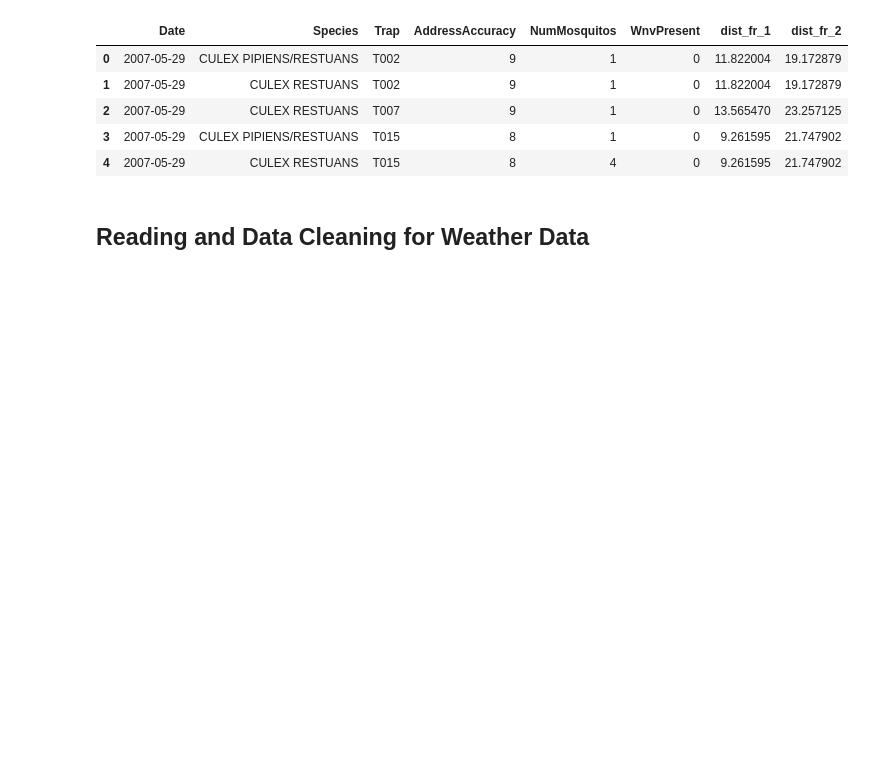
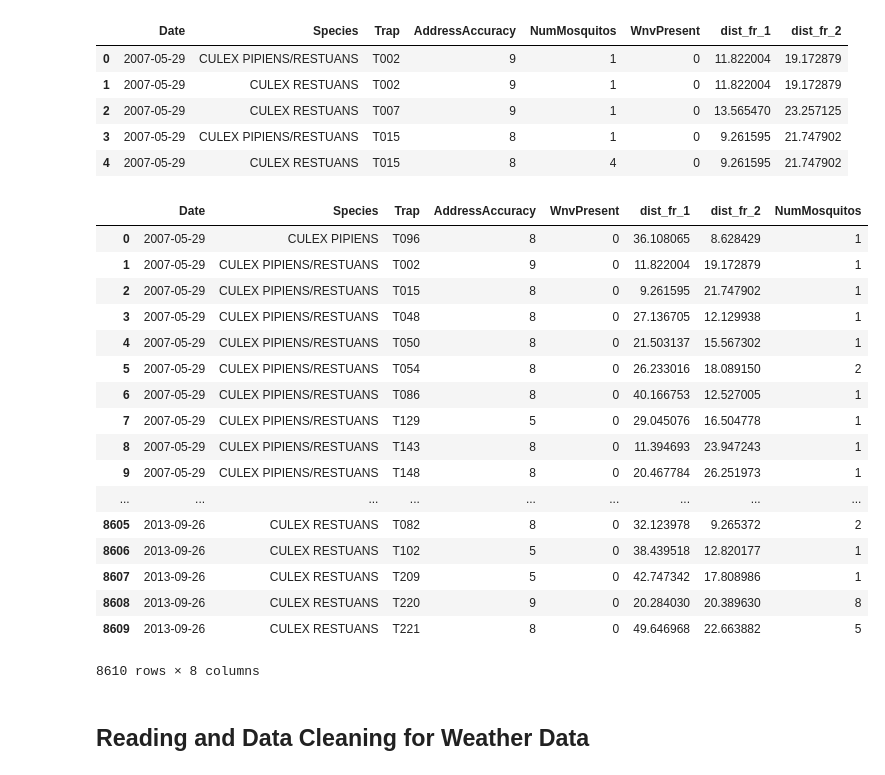
Before and after one commit to yongxuntoh/project-4, a Jupyter notebook: Group_Project4.ipynb, the cells around one changed output. Saved outputs shown, nothing was run; the diff lists cells and outputs as text; code cells hidden in the pictures; blank space fills up the shorter version.

```diff
--- a/Group_Project4.ipynb
+++ b/Group_Project4.ipynb
@@ -79,6 +79,30 @@ train.head()
 | 2 | 2007-05-29 | CULEX RESTUANS | T007 | 9 | 1 | 0 | 13.565470 | 23.257125 |
 | 3 | 2007-05-29 | CULEX PIPIENS/RESTUANS | T015 | 8 | 1 | 0 | 9.261595 | 21.747902 |
 | 4 | 2007-05-29 | CULEX RESTUANS | T015 | 8 | 4 | 0 | 9.261595 | 21.747902 |
+# %%
+cols = list(train.drop(columns=["NumMosquitos"]).columns)
+train = pd.DataFrame(train.groupby(cols)["NumMosquitos"].agg('sum'))
+train = train.reset_index()
+train
+# %% [output]
+|  | Date | Species | Trap | AddressAccuracy | WnvPresent | dist_fr_1 | dist_fr_2 | NumMosquitos |
+| 0 | 2007-05-29 | CULEX PIPIENS | T096 | 8 | 0 | 36.108065 | 8.628429 | 1 |
+| 1 | 2007-05-29 | CULEX PIPIENS/RESTUANS | T002 | 9 | 0 | 11.822004 | 19.172879 | 1 |
+| 2 | 2007-05-29 | CULEX PIPIENS/RESTUANS | T015 | 8 | 0 | 9.261595 | 21.747902 | 1 |
+| 3 | 2007-05-29 | CULEX PIPIENS/RESTUANS | T048 | 8 | 0 | 27.136705 | 12.129938 | 1 |
+| 4 | 2007-05-29 | CULEX PIPIENS/RESTUANS | T050 | 8 | 0 | 21.503137 | 15.567302 | 1 |
+| 5 | 2007-05-29 | CULEX PIPIENS/RESTUANS | T054 | 8 | 0 | 26.233016 | 18.089150 | 2 |
+| 6 | 2007-05-29 | CULEX PIPIENS/RESTUANS | T086 | 8 | 0 | 40.166753 | 12.527005 | 1 |
+| 7 | 2007-05-29 | CULEX PIPIENS/RESTUANS | T129 | 5 | 0 | 29.045076 | 16.504778 | 1 |
+| 8 | 2007-05-29 | CULEX PIPIENS/RESTUANS | T143 | 8 | 0 | 11.394693 | 23.947243 | 1 |
+| 9 | 2007-05-29 | CULEX PIPIENS/RESTUANS | T148 | 8 | 0 | 20.467784 | 26.251973 | 1 |
+| ... | ... | ... | ... | ... | ... | ... | ... | ... |
+| 8605 | 2013-09-26 | CULEX RESTUANS | T082 | 8 | 0 | 32.123978 | 9.265372 | 2 |
+| 8606 | 2013-09-26 | CULEX RESTUANS | T102 | 5 | 0 | 38.439518 | 12.820177 | 1 |
+| 8607 | 2013-09-26 | CULEX RESTUANS | T209 | 5 | 0 | 42.747342 | 17.808986 | 1 |
+| 8608 | 2013-09-26 | CULEX RESTUANS | T220 | 9 | 0 | 20.284030 | 20.389630 | 8 |
+| 8609 | 2013-09-26 | CULEX RESTUANS | T221 | 8 | 0 | 49.646968 | 22.663882 | 5 |
+8610 rows × 8 columns
 # %% [markdown]
 ## Reading and Data Cleaning for Weather Data
 # %%
```
Also changed, not shown: parts of 22 cells of this notebook.
